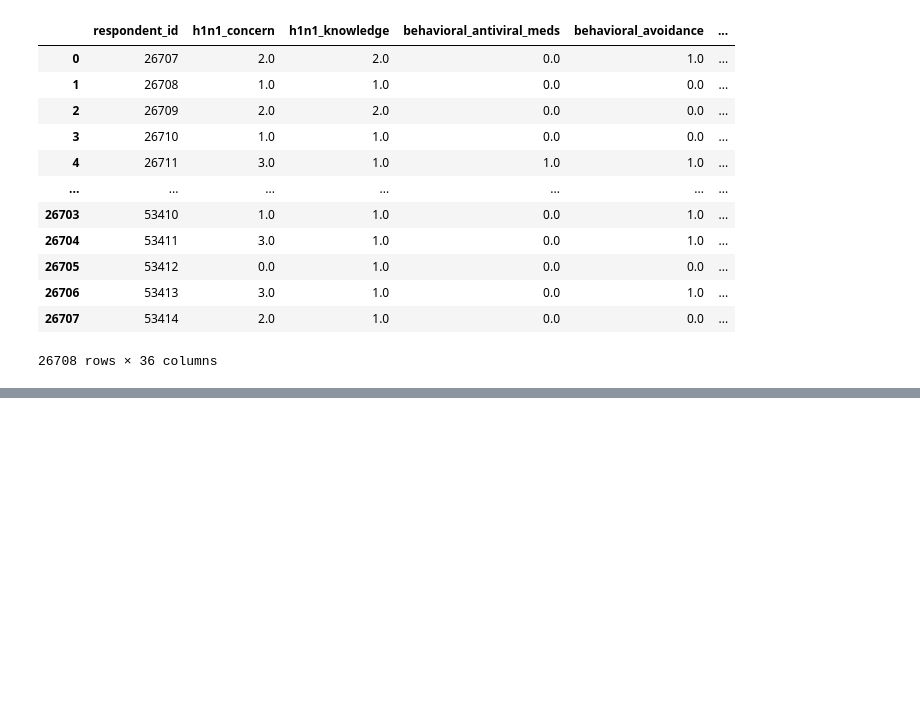
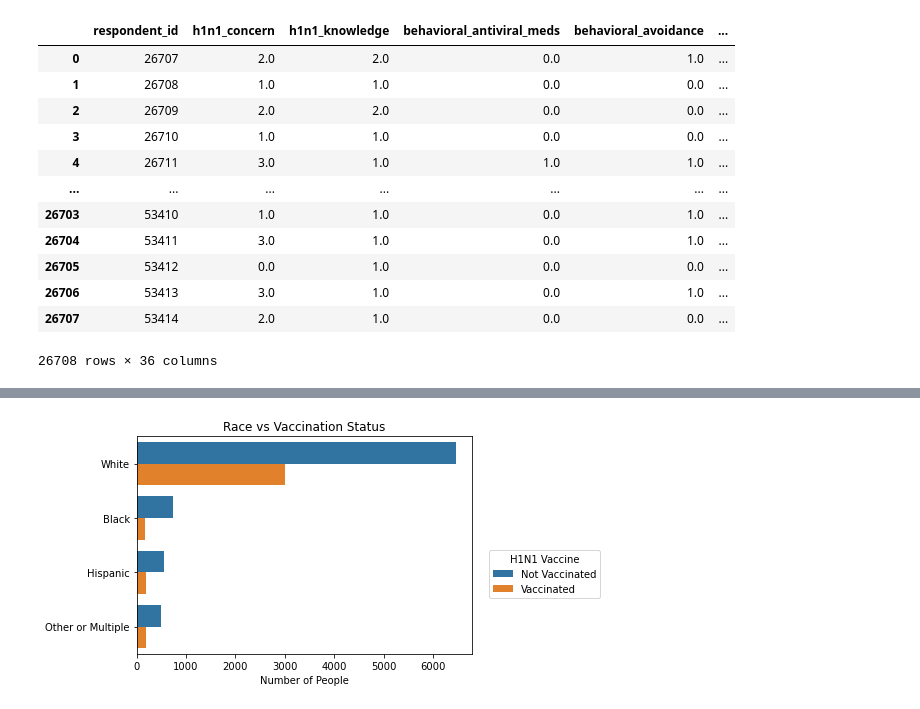
Before and after one commit to mahumabid/H1N1-vaccination-campaign, a Jupyter notebook: virus3.nb.ipynb, the cells around one changed output, grey strips where cells are left out. Cells and saved outputs as stored; diff of their text form; code cells hidden in the pictures; blank space fills up the shorter version.

```diff
--- a/virus3.nb.ipynb
+++ b/virus3.nb.ipynb
@@ -42,0 +508,3 @@ df
+# %%
+test_df=merged_df[['race', 'h1n1_vaccine']]
+test_df
@@ -42,0 +525,3 @@ df
+# %%
+test_df1 = test_df.value_counts().to_frame('values').reset_index()
+test_df1
@@ -42,0 +538,15 @@ df
+# %%
+ax=sns.barplot(data=test_df1, x='values', y='race', hue='h1n1_vaccine', palette= 'tab10')
+ax.set_ylabel('')
+ax.set_xlabel('Number of People')
+ax.set_title('Race vs Vaccination Status')
+
+#ax.legend(['Not Vaccinated', 'Vaccinated'], title = 'H1N1 Vaccine',
+#         bbox_to_anchor=(1.4, 0.5));
+
+labels=['Not Vaccinated', 'Vaccinated']
+h, l = ax.get_legend_handles_labels()
+ax.legend(h, labels, title='H1N1 Vaccine', bbox_to_anchor=(1.4, 0.5));
+plt.savefig('race.png', bbox_inches='tight', dpi=300)
+# %% [output]
+[figure, added]
```
Also changed, not shown: parts of 36 cells of this notebook.
